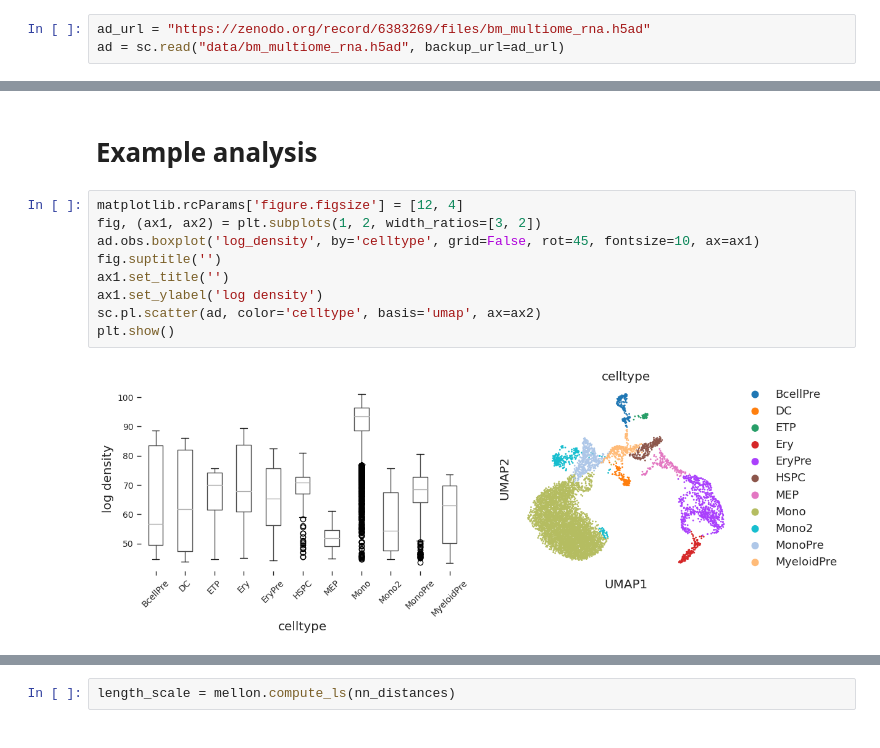
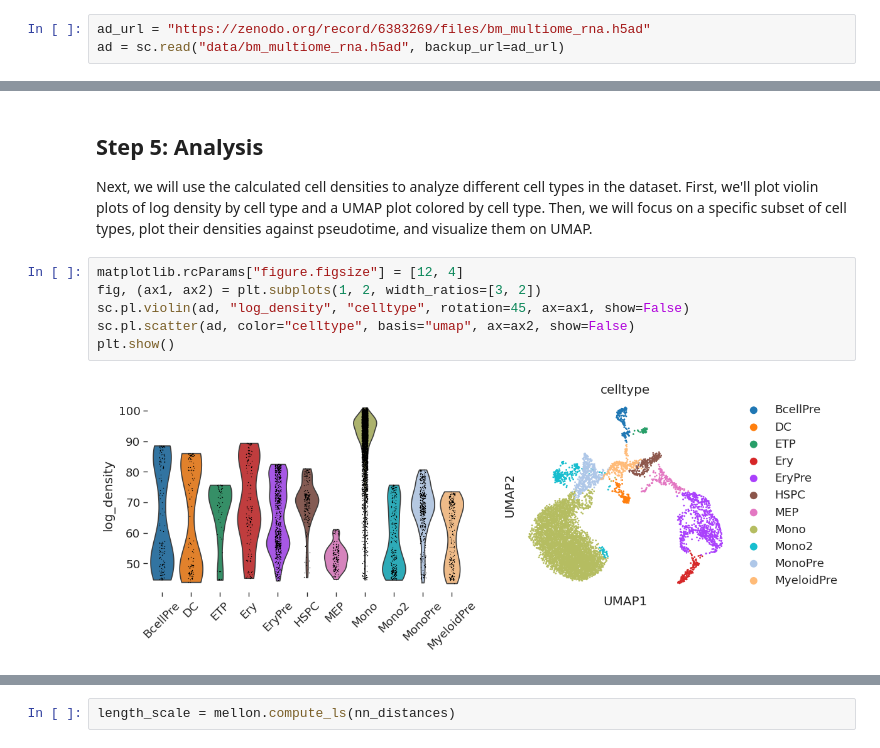
Before and after one commit to settylab/Mellon, a Jupyter notebook: notebooks/basic_tutorial.ipynb, the cells around one changed output, grey strips where cells are left out. Cells and saved outputs as stored; diff of their text form.

```diff
--- a/notebooks/basic_tutorial.ipynb
+++ b/notebooks/basic_tutorial.ipynb
@@ -115,14 +128,13 @@ sc.pl.scatter(ad, color=['log_density', 'log_density_clipped'], basis='umap')
 # %% [markdown]
-# Example analysis
+## Step 5: Analysis
+
+Next, we will use the calculated cell densities to analyze different cell types in the dataset. First, we'll plot violin plots of log density by cell type and a UMAP plot colored by cell type. Then, we will focus on a specific subset of cell types, plot their densities against pseudotime, and visualize them on UMAP.
-# %%
-matplotlib.rcParams['figure.figsize'] = [12, 4]
-fig, (ax1, ax2) = plt.subplots(1, 2, width_ratios=[3, 2])
-ad.obs.boxplot('log_density', by='celltype', grid=False, rot=45, fontsize=10, ax=ax1)
-fig.suptitle('')
-ax1.set_title('')
-ax1.set_ylabel('log density')
-sc.pl.scatter(ad, color='celltype', basis='umap', ax=ax2)
-plt.show()
-# %% [output]
-[figure, removed]
+# %%
+matplotlib.rcParams["figure.figsize"] = [12, 4]
+fig, (ax1, ax2) = plt.subplots(1, 2, width_ratios=[3, 2])
+sc.pl.violin(ad, "log_density", "celltype", rotation=45, ax=ax1, show=False)
+sc.pl.scatter(ad, color="celltype", basis="umap", ax=ax2, show=False)
+plt.show()
+# %% [output]
+[figure, added]
 # %%
```
Also changed, not shown: parts of 30 cells of this notebook.
